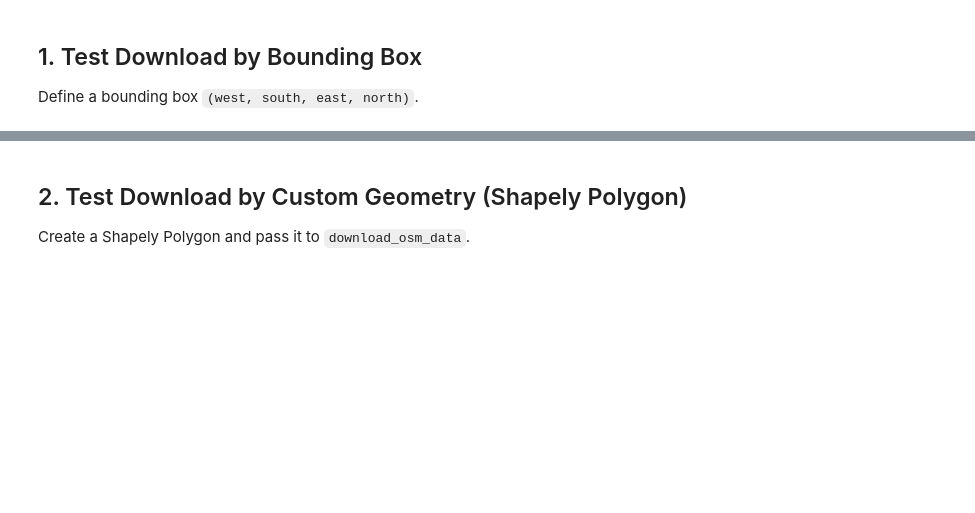
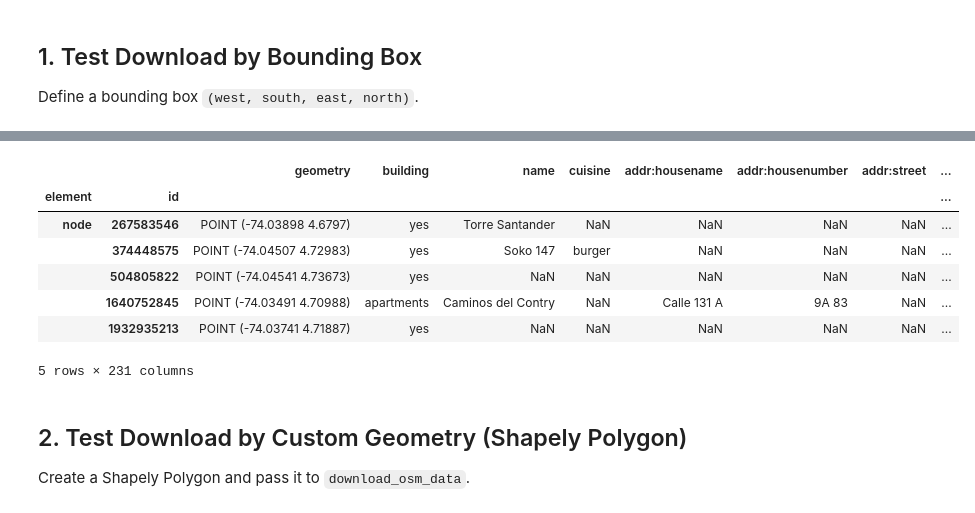
Before and after one commit to davidrers/osmsatlab, a Jupyter notebook: examples/interactive_testing.ipynb, the cells around one changed output, grey strips where cells are left out. Saved outputs shown, nothing was run; the diff lists cells and outputs as text; code cells hidden in the pictures; blank space fills up the shorter version.

```diff
--- a/examples/interactive_testing.ipynb
+++ b/examples/interactive_testing.ipynb
@@ -23,9 +25,10 @@ Define a bounding box `(west, south, east, north)`.
 # %%
 # University of Twente area
 bbox = (6.8480, 52.2450, 6.8520, 52.2480)
-
-print(f"Downloading data for bbox: {bbox}...")
-gdf_bbox = download_osm_data(bbox=bbox)
+bbox_usaquen = (-74.0870, 4.6760, -73.9970, 4.8360)
+print(f"Downloading data for bbox: {bbox_usaquen}...")
+gdf_bbox = download_osm_data(bbox=bbox_usaquen)
 
 print(f"Downloaded {len(gdf_bbox)} features.")
 gdf_bbox.head()
+# %% [output]
@@ -32,3 +37,11 @@ gdf_bbox.head()
+|  |  | geometry | building | name | cuisine | addr:housename | addr:housenumber | addr:street | ... |
+| element | id |  |  |  |  |  |  |  | ... |
+| node | 267583546 | POINT (-74.03898 4.6797) | yes | Torre Santander | NaN | NaN | NaN | NaN | ... |
+|  | 374448575 | POINT (-74.04507 4.72983) | yes | Soko 147 | burger | NaN | NaN | NaN | ... |
+|  | 504805822 | POINT (-74.04541 4.73673) | yes | NaN | NaN | NaN | NaN | NaN | ... |
+|  | 1640752845 | POINT (-74.03491 4.70988) | apartments | Caminos del Contry | NaN | Calle 131 A | 9A 83 | NaN | ... |
+|  | 1932935213 | POINT (-74.03741 4.71887) | yes | NaN | NaN | NaN | NaN | NaN | ... |
+5 rows × 231 columns
 # %% [markdown]
 ## 2. Test Download by Custom Geometry (Shapely Polygon)
 
```
Also changed, not shown: parts of 6 cells of this notebook, 16 other files.
